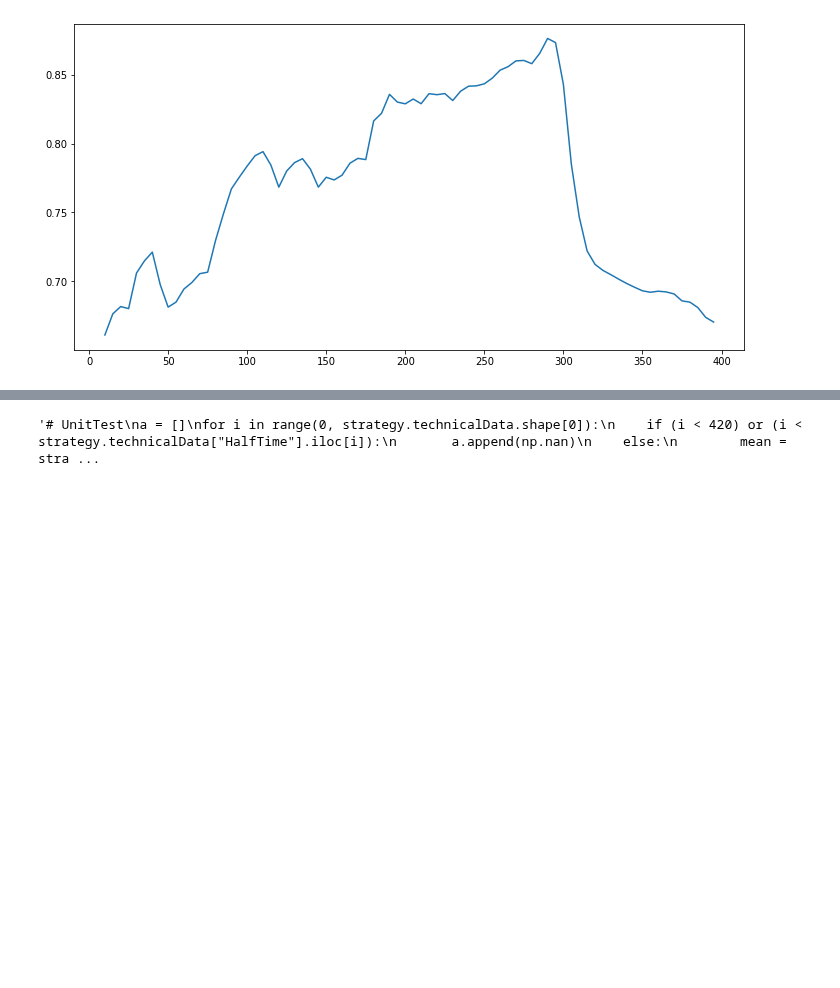
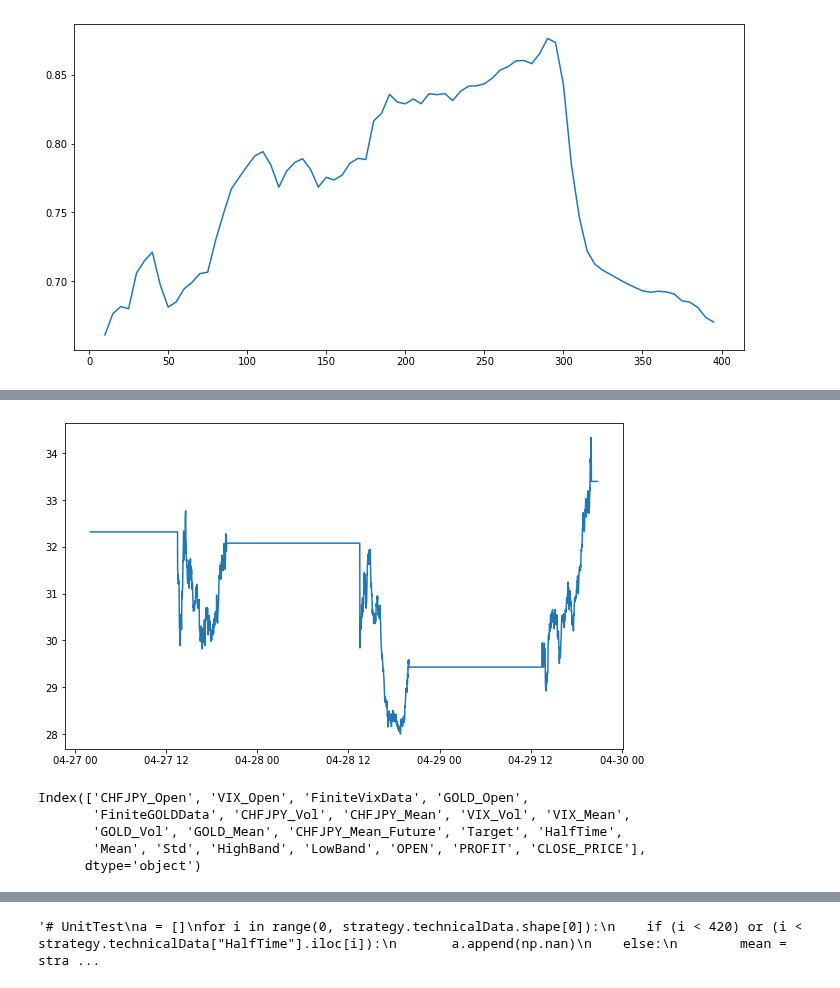
Before and after one commit to Molozey/algo-andrii, a Jupyter notebook: meanPrediction/mainTesting.ipynb, the cells around one changed output, grey strips where cells are left out. Cells and saved outputs as stored; diff of their text form; code cells hidden in the pictures; blank space fills up the shorter version.

```diff
--- a/meanPrediction/mainTesting.ipynb
+++ b/meanPrediction/mainTesting.ipynb
@@ -734,0 +767,14 @@ plt.plot(np.cumsum([x[0] for x in np.unique(z.head(80).apply(lambda x: make_prof
+# %%
+plt.figure(figsize=(10,6))
+plt.plot(z["VIX_Open"])
+plt.show()
+# %% [output]
+[figure, added]
+# %%
+df.columns
+# %% [output]
+Index(['CHFJPY_Open', 'VIX_Open', 'FiniteVixData', 'GOLD_Open',
+       'FiniteGOLDData', 'CHFJPY_Vol', 'CHFJPY_Mean', 'VIX_Vol', 'VIX_Mean',
+       'GOLD_Vol', 'GOLD_Mean', 'CHFJPY_Mean_Future', 'Target', 'HalfTime',
+       'Mean', 'Std', 'HighBand', 'LowBand', 'OPEN', 'PROFIT', 'CLOSE_PRICE'],
+      dtype='object')
```
Also changed, not shown: parts of 4 cells of this notebook, 2 other files.
